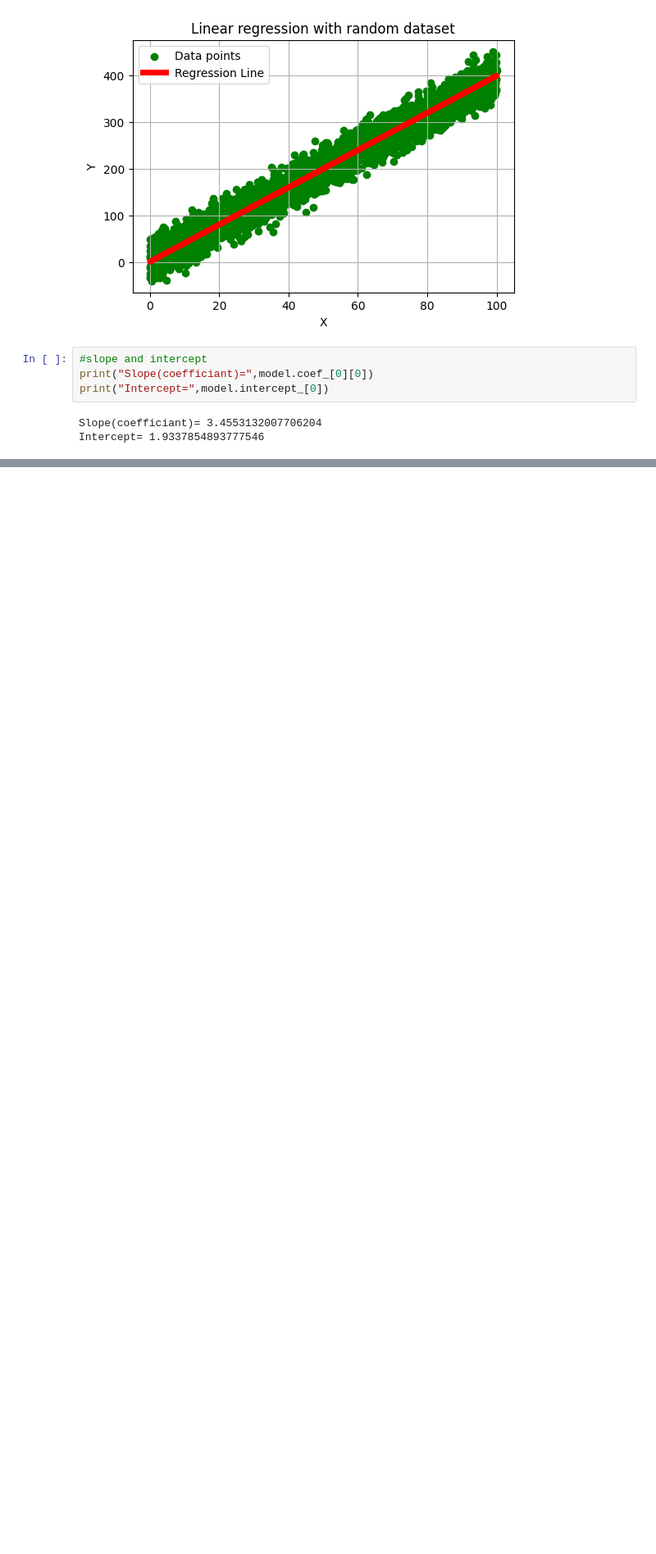
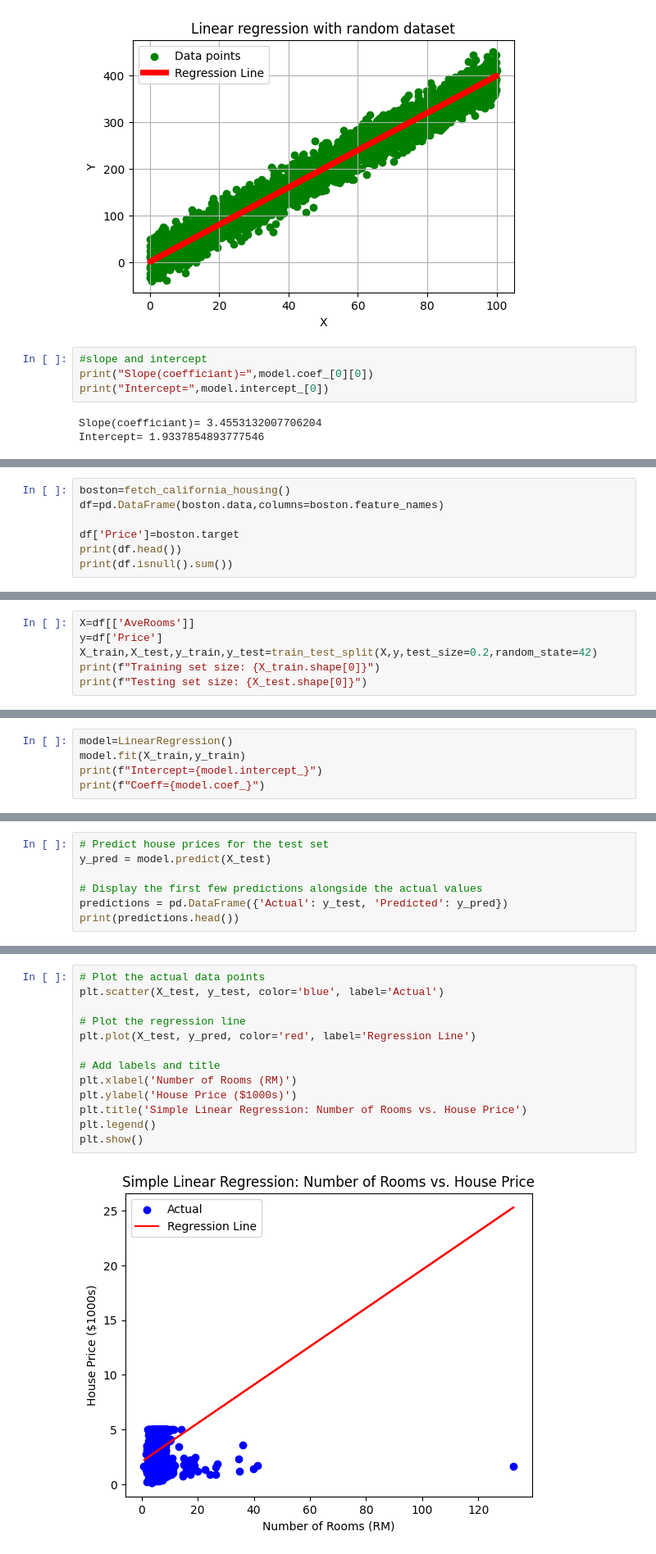
Before and after one commit to Shiva-Kumar-S-M/Python, a Jupyter notebook: Machine_Learning/Linear Regression.ipynb, the cells around one changed output, grey strips where cells are left out. Shown at 82% size. Saved outputs shown, nothing was run; the diff lists cells and outputs as text; blank space fills up the shorter version.

Commit message:
Linear regression

```diff
--- a/Machine_Learning/Linear Regression.ipynb
+++ b/Machine_Learning/Linear Regression.ipynb
@@ -39,0 +50,7 @@ Intercept= 1.9337854893777546
+# %%
+boston=fetch_california_housing()
+df=pd.DataFrame(boston.data,columns=boston.feature_names)
+
+df['Price']=boston.target
+print(df.head())
+print(df.isnull().sum())
@@ -39,0 +75,6 @@ Intercept= 1.9337854893777546
+# %%
+X=df[['AveRooms']]
+y=df['Price']
+X_train,X_test,y_train,y_test=train_test_split(X,y,test_size=0.2,random_state=42)
+print(f"Training set size: {X_train.shape[0]}")
+print(f"Testing set size: {X_test.shape[0]}")
@@ -39,0 +84,5 @@ Intercept= 1.9337854893777546
+# %%
+model=LinearRegression()
+model.fit(X_train,y_train)
+print(f"Intercept={model.intercept_}")
+print(f"Coeff={model.coef_}")
@@ -39,0 +92,7 @@ Intercept= 1.9337854893777546
+# %%
+# Predict house prices for the test set
+y_pred = model.predict(X_test)
+
+# Display the first few predictions alongside the actual values
+predictions = pd.DataFrame({'Actual': y_test, 'Predicted': y_pred})
+print(predictions.head())
@@ -39,0 +106,15 @@ Intercept= 1.9337854893777546
+# %%
+# Plot the actual data points
+plt.scatter(X_test, y_test, color='blue', label='Actual')
+
+# Plot the regression line
+plt.plot(X_test, y_pred, color='red', label='Regression Line')
+
+# Add labels and title
+plt.xlabel('Number of Rooms (RM)')
+plt.ylabel('House Price ($1000s)')
+plt.title('Simple Linear Regression: Number of Rooms vs. House Price')
+plt.legend()
+plt.show()
+# %% [output]
+[figure, added]
```
Also changed, not shown: parts of 6 cells of this notebook.
